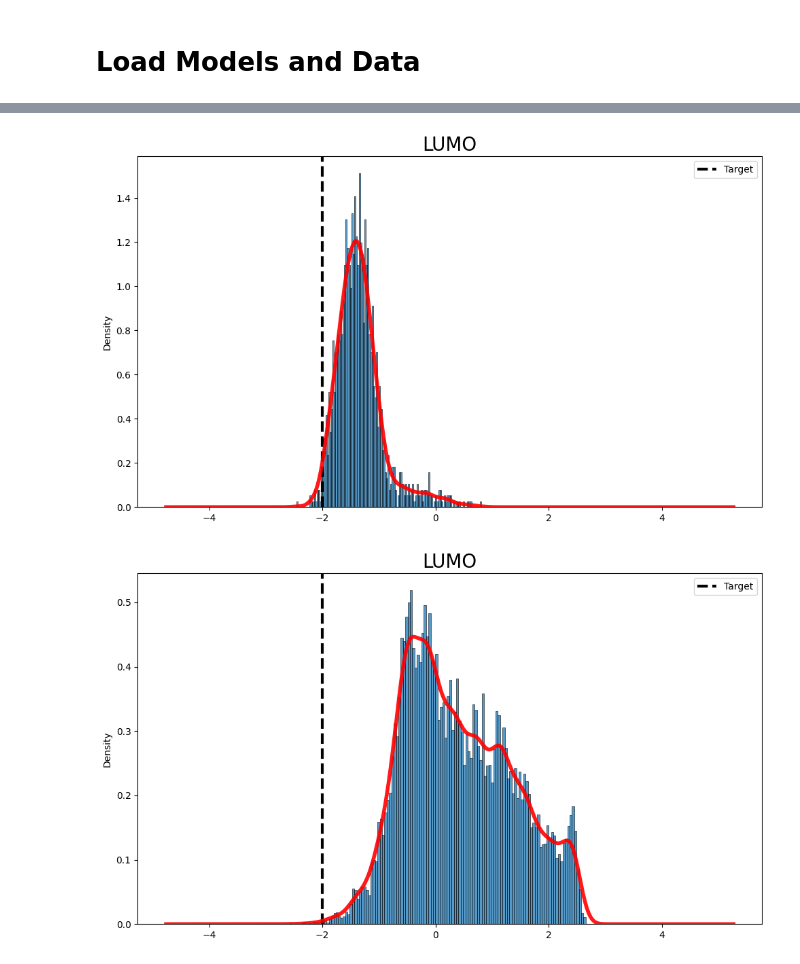
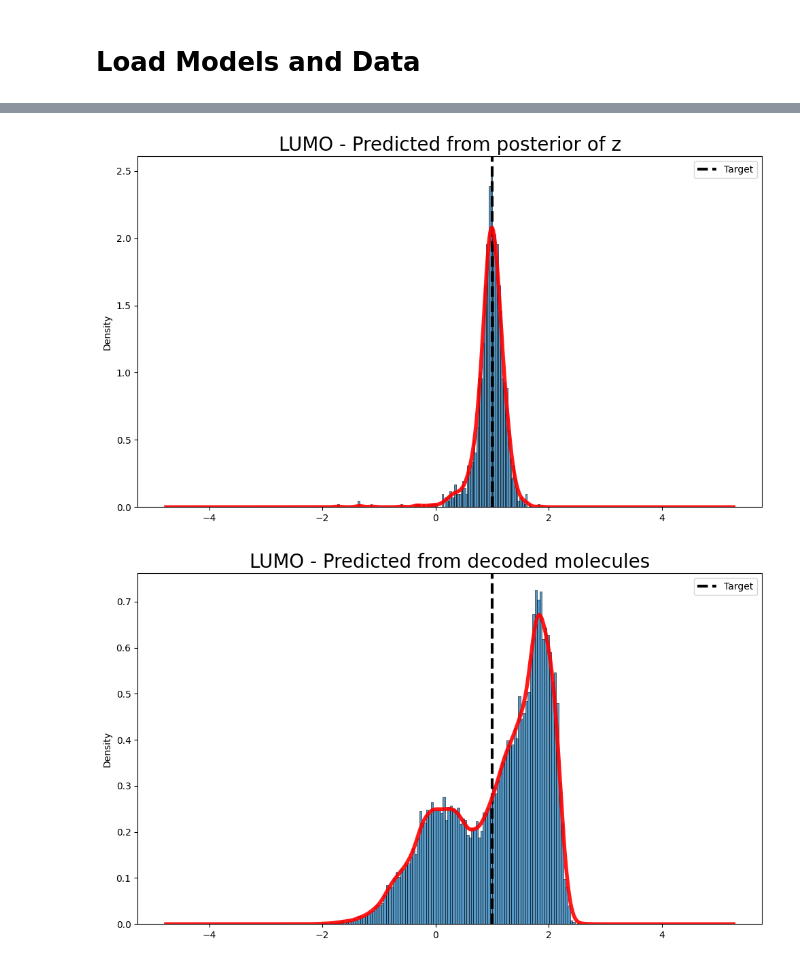
Before and after one commit to pkmtum/Molecular_Generative_Modeling, a Jupyter notebook: source/eval_inverse_design.ipynb, the cells around one changed output, grey strips where cells are left out. Saved outputs shown, nothing was run; the diff lists cells and outputs as text; code cells hidden in the pictures.

```diff
--- a/source/eval_inverse_design.ipynb
+++ b/source/eval_inverse_design.ipynb
@@ -83,7 +83,7 @@ for i, property in enumerate(model.properties):
 
     sns.histplot(data, bins=512, kde=False, stat='density', ax=axes[i])
     axes[i].plot(x_d, density, color='red', linewidth=4, alpha=0.9)
-    axes[i].set_title(property.upper(), fontsize=20)
+    axes[i].set_title(f"{property.upper()} - Dataset", fontsize=20)
 
 plt.tight_layout()
 plt.show()
@@ -94,7 +94,7 @@ import pyro
 import pyro.distributions as dist
 from pyro.infer import MCMC, NUTS
 
-y_target = torch.tensor(data=[-2], device=device).unsqueeze(0)
+y_target = torch.tensor(data=[1], device=device).unsqueeze(0)
 #y_target = torch.tensor(data=[-8.1, -1.98, 1628.67], device=device).unsqueeze(0)
 #y_target = torch.tensor(data=[-5, -3, 800], device=device).unsqueeze(0)
 y_target_norm = model.normalize_properties(y=y_target)
@@ -192,10 +201,10 @@ for i, property in enumerate(model.properties):
     density = kde(x_d)
     density_sampled_list.append(density)
 
-    sns.histplot(data, bins=64, kde=False, stat='density', ax=axes[i])
+    sns.histplot(data, bins=128, kde=False, stat='density', ax=axes[i])
     axes[i].axvline(y_target[:, i].cpu().numpy(), color='k', linestyle='dashed', linewidth=3, label="Target")
     axes[i].plot(x_d, density, color='red', linewidth=4, alpha=0.9)
-    axes[i].set_title(property.upper(), fontsize=20)
+    axes[i].set_title(f"{property.upper()} - True properties of {dataset_mol_count} decoded molecules in dataset", fontsize=20)
     axes[i].legend()
 
 plt.tight_layout()
@@ -246,13 +255,13 @@ for i, property in enumerate(model.properties):
     sns.histplot(data, bins=128, kde=False, stat='density', ax=axes[i])
     axes[i].axvline(y_target[:, i].cpu().numpy(), color='k', linestyle='dashed', linewidth=3, label="Target")
     axes[i].plot(x_d, density, color='red', linewidth=4, alpha=0.9)
-    axes[i].set_title(property.upper(), fontsize=20)
+    axes[i].set_title(f"{property.upper()} - Predicted from posterior of z", fontsize=20)
     axes[i].legend()
 
 plt.tight_layout()
 plt.show()
 # %% [output]
-[figure, old version]
+[figure, new version]
 # %%
 # predict properties of decoded molecules
 
@@ -261,32 +270,32 @@ y_generated_list = []
 for batch in tqdm(generated_loader):
     z = model.encode_mean(batch)
     z = model.z_to_property_z(z)
     y = model.denormalize_properties(model.predict_properties(z)[0].detach())
     y_generated_list.append(y)
 
 y_generated = torch.cat(y_generated_list, dim=0)
 
 num_properties = len(model.properties)
 
 fig, axes = plt.subplots(nrows=1, ncols=num_properties, figsize=(10 * num_properties, 6))
 if num_properties == 1:
     axes = [axes]
 
 density_sampled_list = []
 for i, property in enumerate(model.properties):
     data = y_generated[:, i].cpu().numpy()
     kde = gaussian_kde(data)
     x_d = x_d_list[i]
     density = kde(x_d)
     density_sampled_list.append(density)
 
     sns.histplot(data, bins=128, kde=False, stat='density', ax=axes[i])
     axes[i].axvline(y_target[:, i].cpu().numpy(), color='k', linestyle='dashed', linewidth=3, label="Target")
     axes[i].plot(x_d, density, color='red', linewidth=4, alpha=0.9)
-    axes[i].set_title(property.upper(), fontsize=20)
+    axes[i].set_title(f"{property.upper()} - Predicted from decoded molecules", fontsize=20)
     axes[i].legend()
 
 plt.tight_layout()
 plt.show()
 # %% [output]
-[figure, old version]
+[figure, new version]
```
Also changed, not shown: parts of 5 cells of this notebook, 6 other files.
